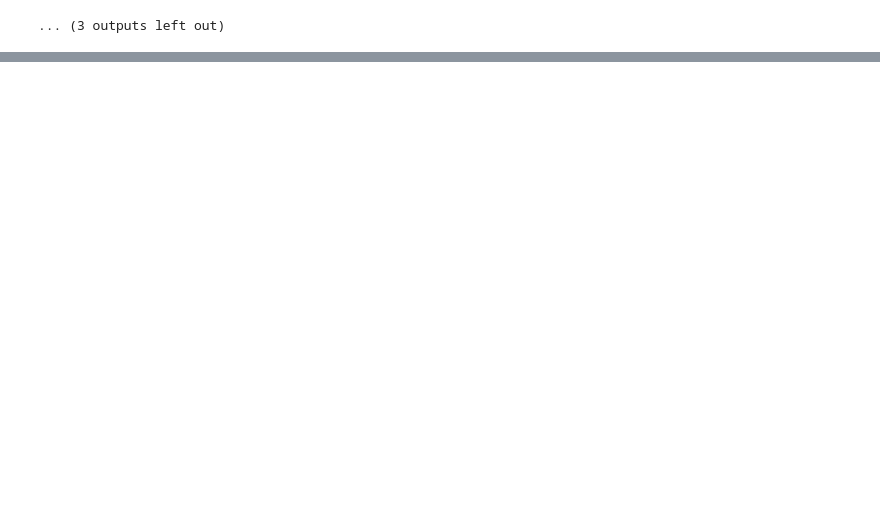
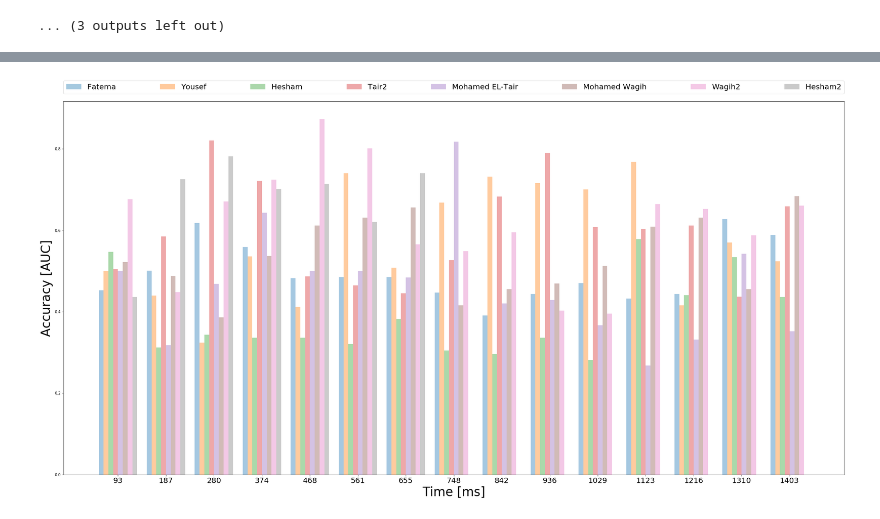
Before and after one commit to hesham-akmal/Brain-ADAS, a Jupyter notebook: EEG Work/Our Dataset Processing.ipynb, the cells around one changed output, grey strips where cells are left out. Cells and saved outputs as stored; diff of their text form; code cells hidden in the pictures; blank space fills up the shorter version.

```diff
--- a/EEG Work/Our Dataset Processing.ipynb
+++ b/EEG Work/Our Dataset Processing.ipynb
@@ -366 +390,42 @@ AUC: 1.0
 -----------------------
+# %%
+report_file = open("report.txt", "r").readlines()
+# %%
+report_cols = np.zeros((8, 15, 2))
+report_cols[:, :, 0] = np.arange(12*7.8, 180*7.8, 12*7.8)
+f = 0
+i = 0
+for line in report_file:
+    if line.startswith("AUC: "):
+        report_cols[f, i, 1] = float(line[5:len(line)-1])
+        i+=1
+        if(i == 15):
+            i = 0
+            f+=1
+# %%
+fig, ax = plt.subplots(figsize = (30, 15))
+index = np.arange(report_cols.shape[1])
+bar_width = 0.1
+opacity = 0.4
+error_config = {'ecolor': '0.3'}
+for i in range(8):
+    subjName = fnames[i]
+    rects1 = ax.bar(index-0.3+ bar_width*i , report_cols[i, :, 1], bar_width,
+                alpha=opacity,
+                label=subjName)
+#rects2 = ax.bar(index + bar_width, report_cols[1, :, 1], bar_width,
+#                alpha=opacity, color='r',
+#                label='subject2')
+
+ax.set_xlabel('Time [ms]', fontsize=33)
+ax.set_ylabel('Accuracy [AUC]', fontsize=33)
+#ax.set_title('Accuracy for each subject using method one to extract the features', fontsize=30, fontweight="bold")
+ax.set_xticks(index + bar_width / 2)
+ax.set_xticklabels(report_cols[0, :, 0].astype(np.int64), fontsize=20)
+ax.legend(bbox_to_anchor=(0., 1.02, 1., .102), loc=3,
+       ncol=8, mode="expand", borderaxespad=0., fontsize=20)
+
+fig.tight_layout()
+plt.show()
+# %% [output]
+[figure, added]
```
Also changed, not shown: parts of 4 cells of this notebook.
